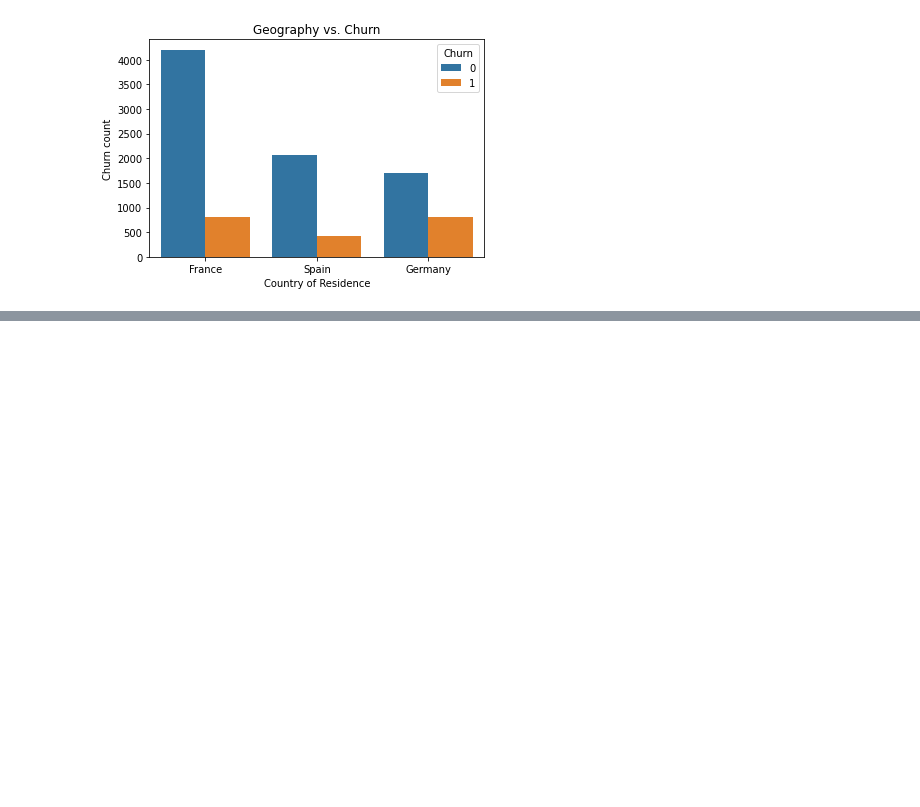
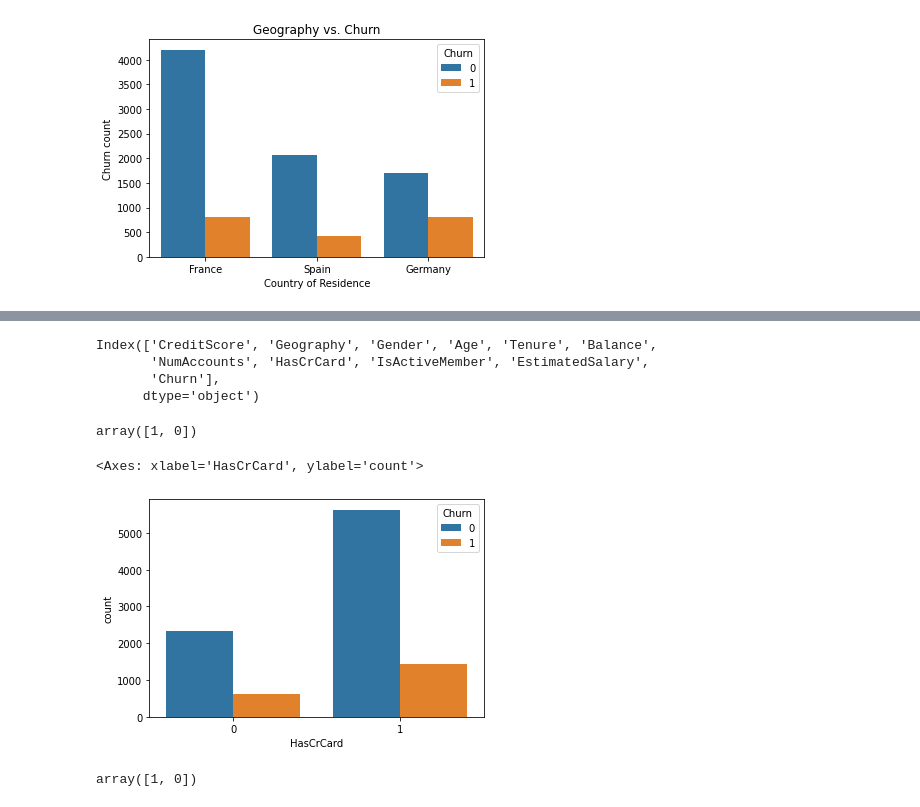
Before and after one commit to arnavakula/churn-prediction, a Jupyter notebook: manav_churn_rate_analysis.ipynb, the cells around one changed output, grey strips where cells are left out. Drawn from its saved outputs; the diff is of its cells as text; code cells hidden in the pictures; blank space fills up the shorter version.

```diff
--- a/manav_data_analysis.ipynb
+++ b/manav_churn_rate_analysis.ipynb
@@ -170,0 +215,21 @@ Text(0, 0.5, 'Churn count')
+# %%
+df.columns
+# %% [output]
+Index(['CreditScore', 'Geography', 'Gender', 'Age', 'Tenure', 'Balance',
+       'NumAccounts', 'HasCrCard', 'IsActiveMember', 'EstimatedSalary',
+       'Churn'],
+      dtype='object')
+# %%
+df['HasCrCard'].unique()
+# %% [output]
+array([1, 0])
+# %%
+sns.countplot(data=df,x='HasCrCard',hue='Churn')
+# you are more likely to churn if you have a credit card
+# %% [output]
+<Axes: xlabel='HasCrCard', ylabel='count'>
+[figure, added]
+# %%
+df['IsActiveMember'].unique()
+# %% [output]
+array([1, 0])
```
Also changed, not shown: parts of 8 cells of this notebook.
